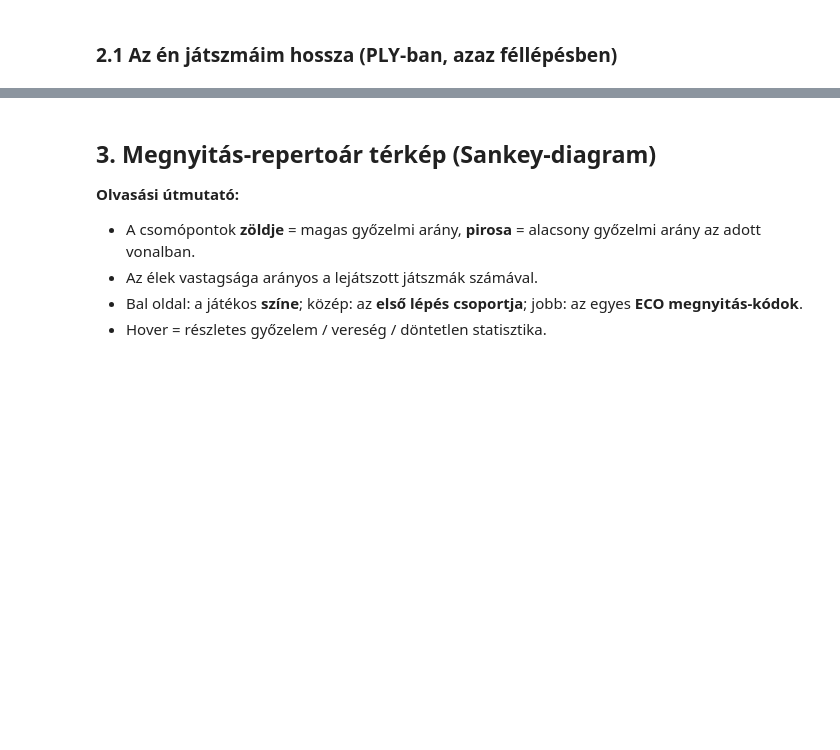
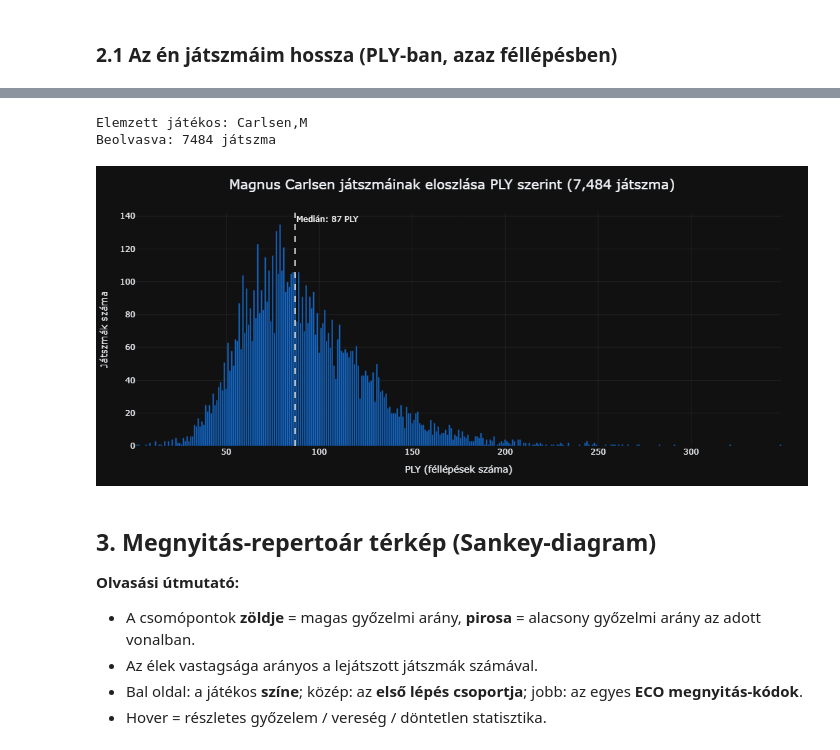
Before and after one commit to csabatatrai/chess-pgn-analysis, a Jupyter notebook: notebooks/visualization.ipynb, the cells around one changed output, grey strips where cells are left out. Saved outputs shown, nothing was run; the diff lists cells and outputs as text; code cells hidden in the pictures; blank space fills up the shorter version.

Commit message:
Magnus dataset + viz hozzáadva

```diff
--- a/notebooks/visualization.ipynb
+++ b/notebooks/visualization.ipynb
@@ -152,3 +150,83 @@ Az esetek __ %-ában nem kellett volna új játszmalapot kérnem, ha OTB (over t
+# %%
+import chess.pgn
+from collections import Counter
+
+_carlsen_pgn_ply = os.path.join(root_dir, 'Carlsen_7484_games.pgn')
+_CARLSEN_COLOR = '#1565C0'
+
+# Carlsen neve auto-detektálás (első 100 játszma alapján)
+_nc_ply = Counter()
+with open(_carlsen_pgn_ply, encoding='utf-8') as f:
+    _cnt = 0
+    while _cnt < 100 and (g := chess.pgn.read_game(f)):
+        _nc_ply[g.headers.get('White', '')] += 1
+        _nc_ply[g.headers.get('Black', '')] += 1
+        _cnt += 1
+_CARLSEN_NAME = _nc_ply.most_common(1)[0][0]
+print(f'Elemzett játékos: {_CARLSEN_NAME}')
+
+# PLY eloszlás gyűjtése
+_ply_cnt = Counter()
+_total_ply = 0
+with open(_carlsen_pgn_ply, encoding='utf-8') as f:
+    while (g := chess.pgn.read_game(f)):
+        ply = int(g.headers.get('PlyCount', 0)) or sum(1 for _ in g.mainline_moves())
+        if ply > 0:
+            _ply_cnt[ply] += 1
+            _total_ply += 1
+
+print(f'Beolvasva: {_total_ply} játszma')
+
+df_carl = pd.DataFrame(
+    [{'num_moves': k, 'count': v} for k, v in _ply_cnt.items()]
+).sort_values('num_moves')
+
+_med_carl = df_carl['num_moves'].repeat(df_carl['count']).median()
+
+fig_carl = go.Figure(go.Bar(
+    x=df_carl['num_moves'],
+    y=df_carl['count'],
+    marker_color=_CARLSEN_COLOR,
+    hovertemplate='%{x} PLY → %{y:,} játszma<extra></extra>',
+))
+
+fig_carl.add_vline(
+    x=float(_med_carl),
+    line=dict(color='#ffffff', dash='dash', width=1.8),
+    annotation_text=f'Medián: {float(_med_carl):.0f} PLY',
+    annotation_font=dict(size=12, color='#ffffff'),
+    annotation_position='top right',
+)
+
+fig_carl.update_layout(
+    title=dict(
+        text=f'Magnus Carlsen játszmáinak eloszlása PLY szerint ({_total_ply:,} játszma)',
+        font=dict(size=20),
+        x=0.5, xanchor='center',
+    ),
+    xaxis=dict(
+        title='PLY (féllépések száma)',
+        gridcolor='rgba(255,255,255,0.08)',
+        zeroline=False,
+    ),
+    yaxis=dict(
+        title='Játszmák száma',
+        gridcolor='rgba(255,255,255,0.08)',
+        zeroline=False,
+    ),
+    template=THEME,
+    plot_bgcolor='rgba(0,0,0,0)',
+    height=480,
+    bargap=0.06,
+    showlegend=False,
+    margin=dict(l=60, r=40, t=70, b=60),
+)
+
+fig_carl.show()
+# %% [output]
+Elemzett játékos: Carlsen,M
+Beolvasva: 7484 játszma
+[figure, added]
 # %% [markdown]
 ## 3. Megnyitás-repertoár térkép (Sankey-diagram)
 
```
Also changed, not shown: parts of 8 cells of this notebook, 10 other files.
